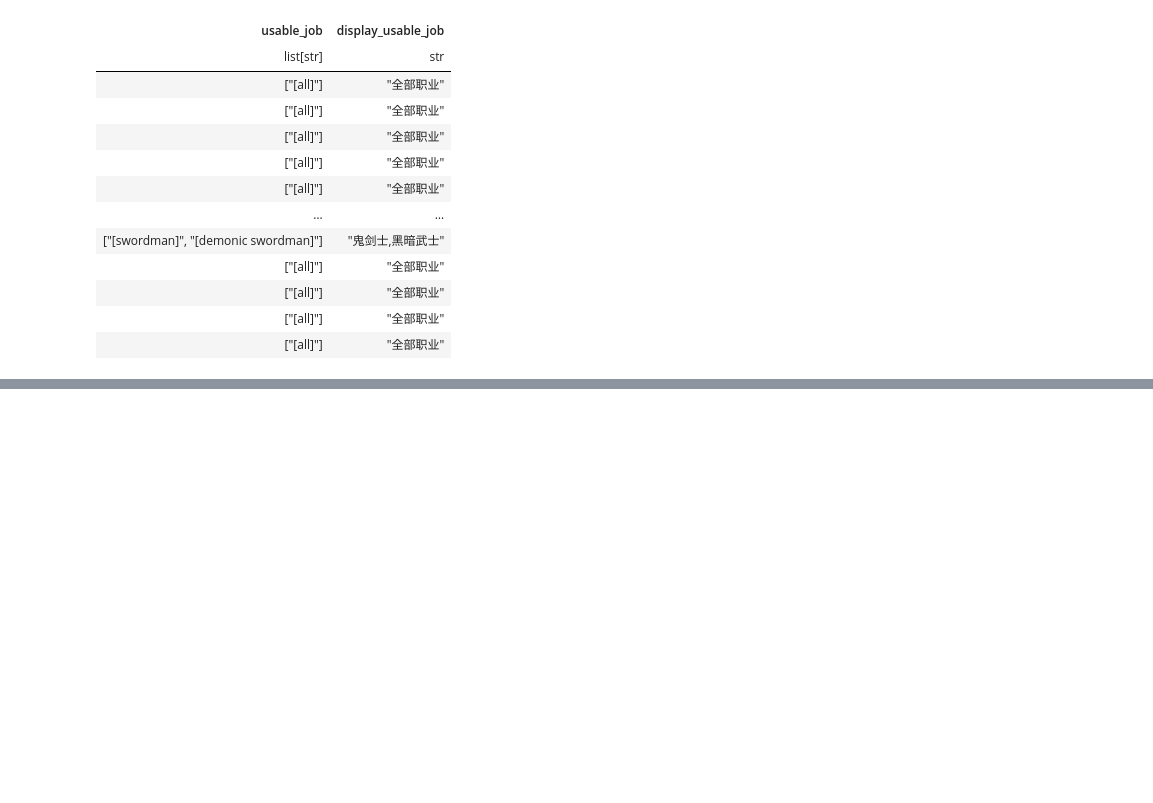
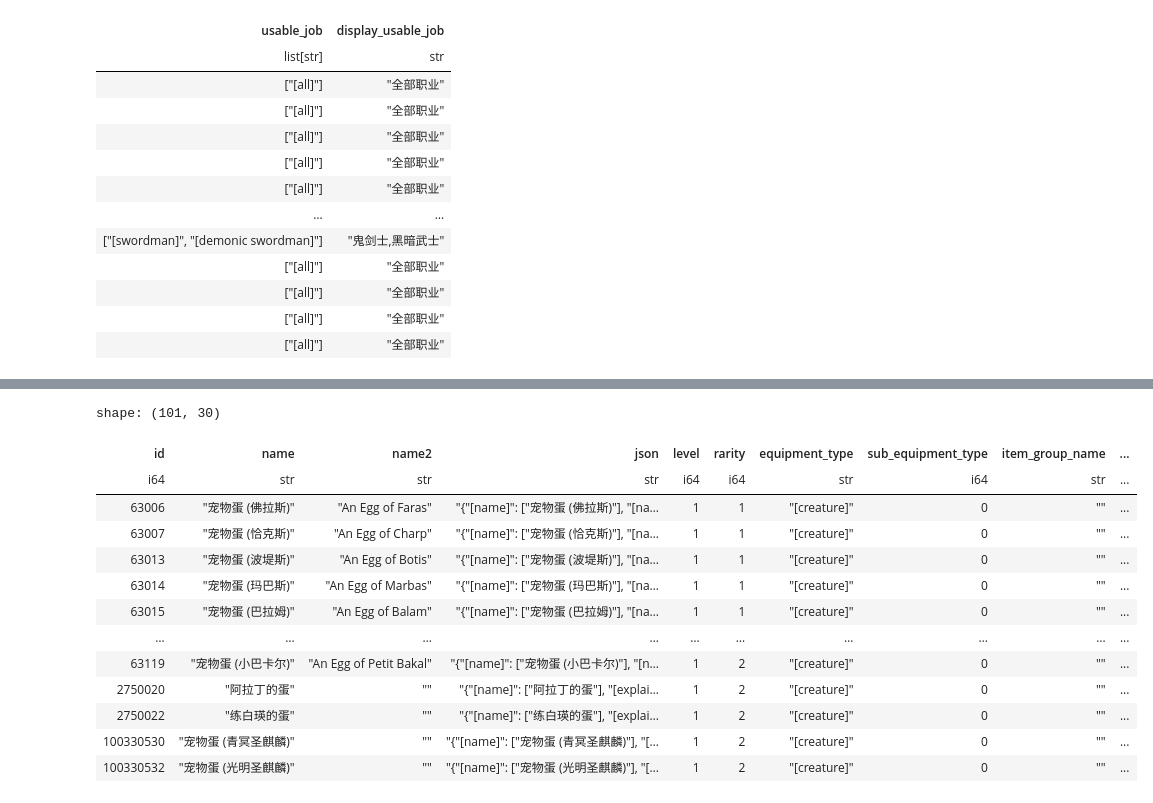
Before and after one commit to evrins/dnf-gm-tool, a Jupyter notebook: notebooks/equipment_explorer.ipynb, the cells around one changed output, grey strips where cells are left out. Saved outputs shown, nothing was run; the diff lists cells and outputs as text; code cells hidden in the pictures; blank space fills up the shorter version.

```diff
--- a/notebooks/equipment_explorer.ipynb
+++ b/notebooks/equipment_explorer.ipynb
@@ -1,9 +1,7 @@
 # %%
 import polars as pl
 # %%
-df = pl.read_parquet(
-    '/Users/evrins/workspace/python/DNF_pvf_python/dnfpkgtool/repo/data/equipments.parquet'
-)
+df = pl.read_parquet('../data/c5ae9f89/equipments.parquet')
 df
 # %% [output]
 shape: (63_788, 30)
@@ -425,3 +423,20 @@ shape: (1_884, 30)
 | 600320000 | "OnTime 绝对戒指" | "ontime ring" | "{"[name]": ["OnTime 绝对戒指"], "[… | 5 | 2 | "[ring]" | 20 | "ring" | ... |
 | 603200000 | "开国功臣戒指" | "" | "{"[name]": ["开国功臣戒指"], "[flavo… | 1 | 2 | "[ring]" | 20 | "ring" | ... |
 | 603200001 | "宝藏猎人的戒指 - 鬼剑士" | "Ring of treasure hunter" | "{"[name]": ["宝藏猎人的戒指 - 鬼剑士"], … | 5 | 2 | "[ring]" | 20 | "ring" | ... |
+# %%
+df.filter(pl.col('sub_type') == 1).filter(pl.col('equipment_type') == '[creature]')
+# %% [output]
+shape: (101, 30)
+| id | name | name2 | json | level | rarity | equipment_type | sub_equipment_type | item_group_name | ... |
+| i64 | str | str | str | i64 | i64 | str | i64 | str | ... |
+| 63006 | "宠物蛋 (佛拉斯)" | "An Egg of Faras" | "{"[name]": ["宠物蛋 (佛拉斯)"], "[na… | 1 | 1 | "[creature]" | 0 | "" | ... |
+| 63007 | "宠物蛋 (恰克斯)" | "An Egg of Charp" | "{"[name]": ["宠物蛋 (恰克斯)"], "[na… | 1 | 1 | "[creature]" | 0 | "" | ... |
+| 63013 | "宠物蛋 (波堤斯)" | "An Egg of Botis" | "{"[name]": ["宠物蛋 (波堤斯)"], "[na… | 1 | 1 | "[creature]" | 0 | "" | ... |
+| 63014 | "宠物蛋 (玛巴斯)" | "An Egg of Marbas" | "{"[name]": ["宠物蛋 (玛巴斯)"], "[na… | 1 | 1 | "[creature]" | 0 | "" | ... |
+| 63015 | "宠物蛋 (巴拉姆)" | "An Egg of Balam" | "{"[name]": ["宠物蛋 (巴拉姆)"], "[na… | 1 | 1 | "[creature]" | 0 | "" | ... |
+| … | … | … | … | … | … | … | … | … | ... |
+| 63119 | "宠物蛋 (小巴卡尔)" | "An Egg of Petit Bakal" | "{"[name]": ["宠物蛋 (小巴卡尔)"], "[n… | 1 | 2 | "[creature]" | 0 | "" | ... |
+| 2750020 | "阿拉丁的蛋" | "" | "{"[name]": ["阿拉丁的蛋"], "[explai… | 1 | 2 | "[creature]" | 0 | "" | ... |
+| 2750022 | "练白瑛的蛋" | "" | "{"[name]": ["练白瑛的蛋"], "[explai… | 1 | 2 | "[creature]" | 0 | "" | ... |
+| 100330530 | "宠物蛋 (青冥圣麒麟)" | "" | "{"[name]": ["宠物蛋 (青冥圣麒麟)"], "[… | 1 | 2 | "[creature]" | 0 | "" | ... |
+| 100330532 | "宠物蛋 (光明圣麒麟)" | "" | "{"[name]": ["宠物蛋 (光明圣麒麟)"], "[… | 1 | 2 | "[creature]" | 0 | "" | ... |
```
Also changed, not shown: 25 other files.
